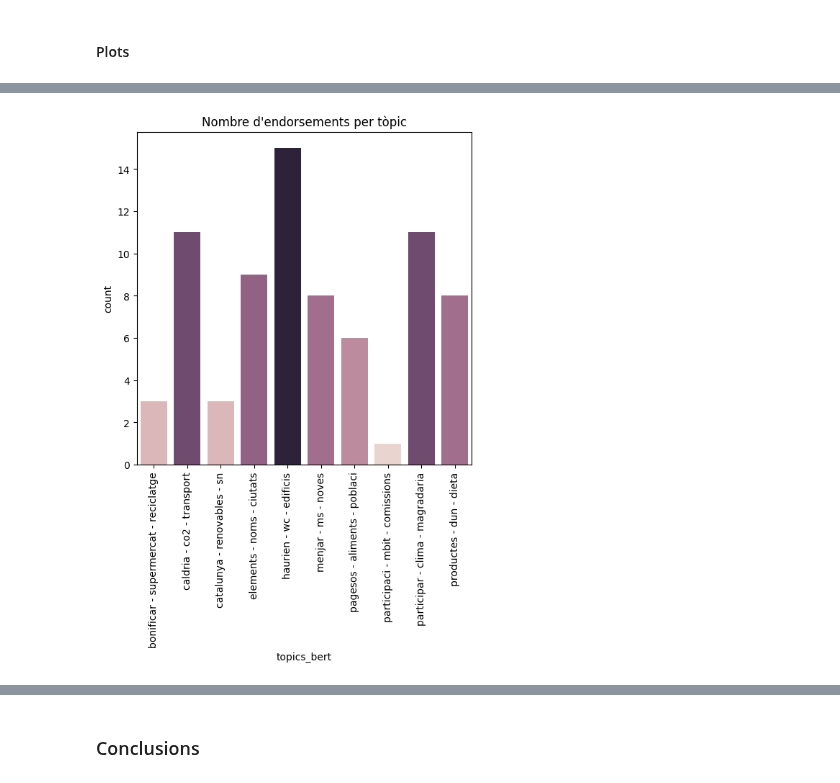
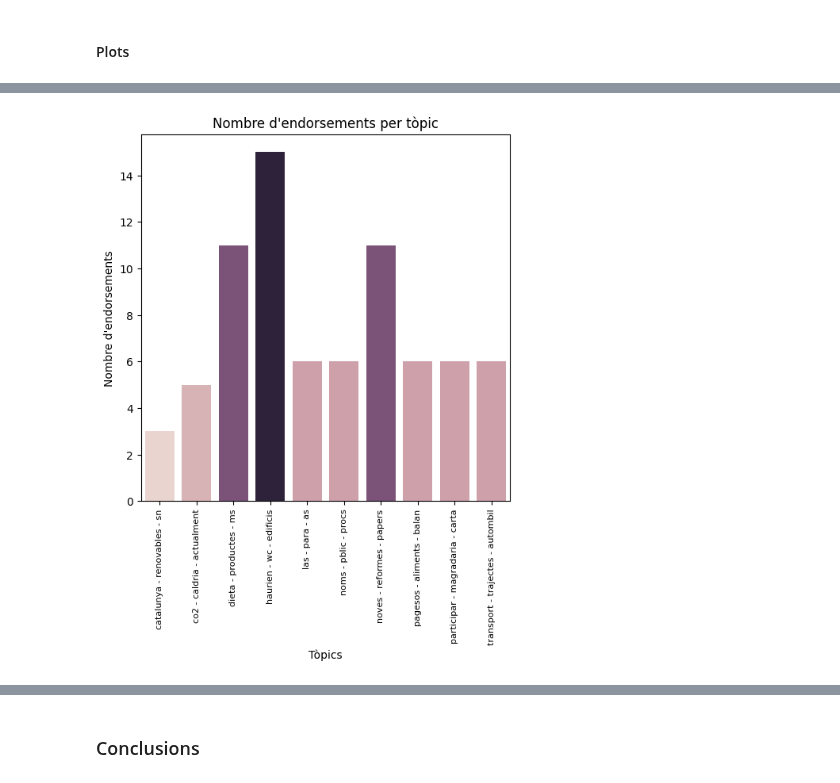
Before and after one commit to NoOPeEKS/dades-assemblea-clima, a Jupyter notebook: notebooks/topic_modeling.ipynb, the cells around one changed output, grey strips where cells are left out. Saved outputs shown, nothing was run; the diff lists cells and outputs as text; code cells hidden in the pictures.

```diff
--- a/notebooks/topic_modeling.ipynb
+++ b/notebooks/topic_modeling.ipynb
@@ -276,7 +276,7 @@ class BERTopicWrapper(BaseEstimator, TransformerMixin):
     def fit(self, X, y=None):
         vectorizer_model = CountVectorizer(stop_words=list(self.stop_words))
         cluster_model = KMeans(n_clusters=self.n_clusters)
-        self.model = BERTopic(vectorizer_model=vectorizer_model, hdbscan_model=cluster_model, top_n_words=self.top_n_words)
+        self.model = BERTopic(language="catalan", vectorizer_model=vectorizer_model, hdbscan_model=cluster_model, top_n_words=self.top_n_words)
         self.model.fit(X)
         return self
 
@@ -408,9 +397,11 @@ plt.show()
 # %%
 plt.figure(figsize=(6,6))
 plt.title("Nombre d'endorsements per tòpic")
 grouped = df_proposals.groupby("topics_bert")['endorsements/total_count'].sum().reset_index(name="count")
 sns.barplot(data=grouped, x='topics_bert', y='count', hue='count', legend=False)
-plt.xticks(rotation=90)
+plt.xlabel("Tòpics")
+plt.ylabel("Nombre d'endorsements")
+plt.xticks(rotation=90, fontsize=8)
 plt.show()
 # %% [output]
-[figure, old version]
+[figure, new version]
```
Also changed, not shown: parts of 5 cells of this notebook.
